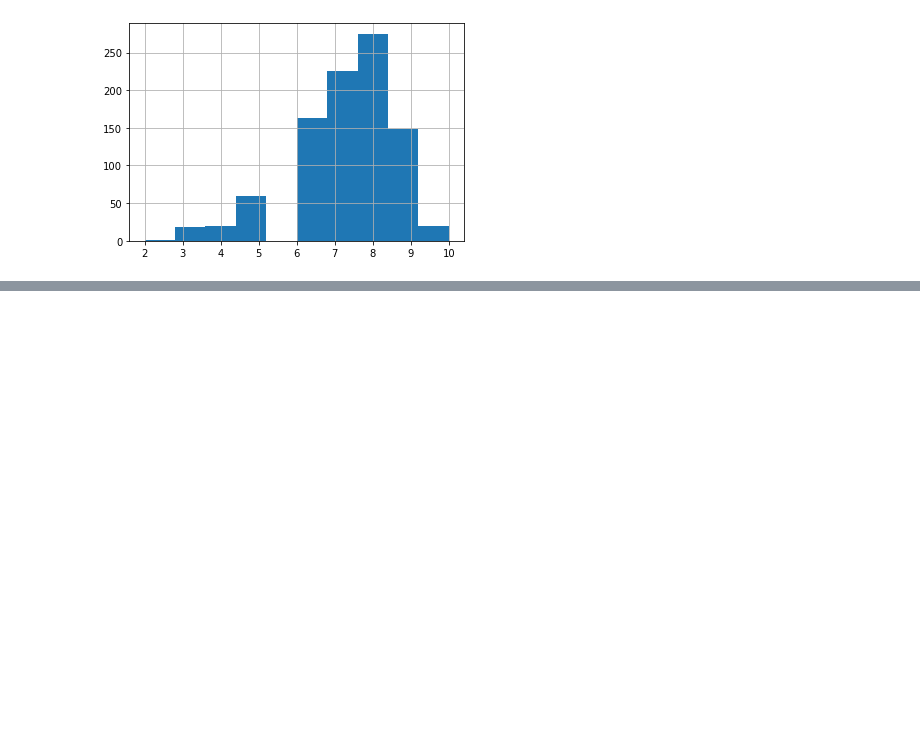
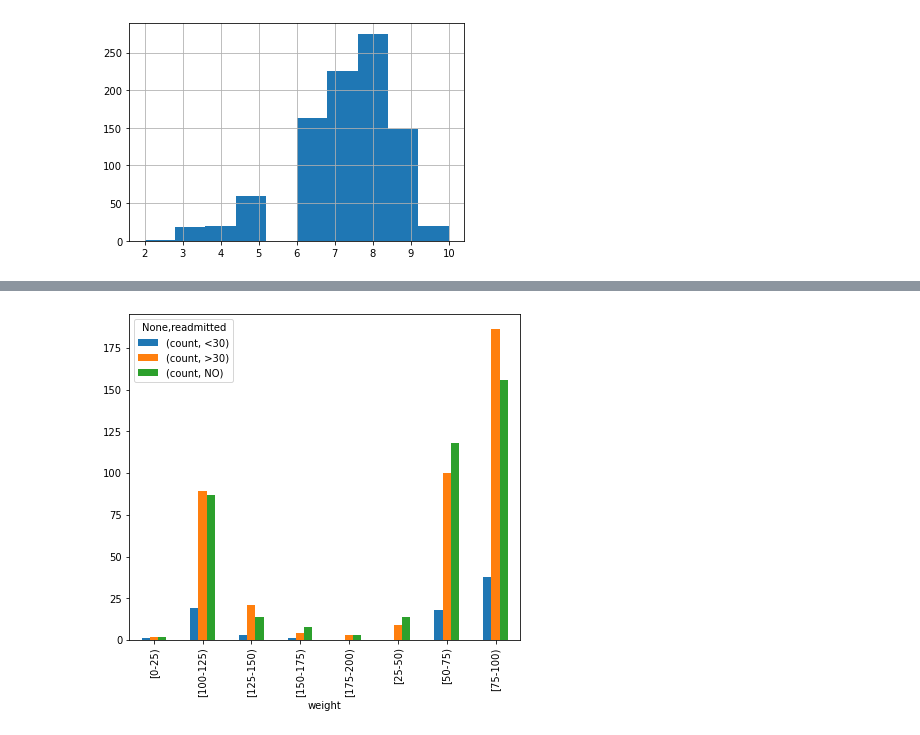
Before and after one commit to Orlse/unit-4-challenge, a Jupyter notebook: capstone/EDA.ipynb, the cells around one changed output, grey strips where cells are left out. Drawn from its saved outputs; the diff is of its cells as text; code cells hidden in the pictures; blank space fills up the shorter version.

```diff
--- a/capstone/EDA.ipynb
+++ b/capstone/EDA.ipynb
@@ -154,0 +121,8 @@ f.subplots_adjust(top=0.93)
+# %%
+df_pivot = pd.pivot_table(raw_data, values='age',index="weight",columns="readmitted", aggfunc=['count'])
+ax = df_pivot.plot(kind="bar")
+fig = ax.get_figure()
+fig.set_size_inches(7, 6)
+# weight can be related with readmitted as weighted over 75 has a higher readmitted than other
+# %% [output]
+[figure, added]
```
Also changed, not shown: parts of 56 cells of this notebook.
